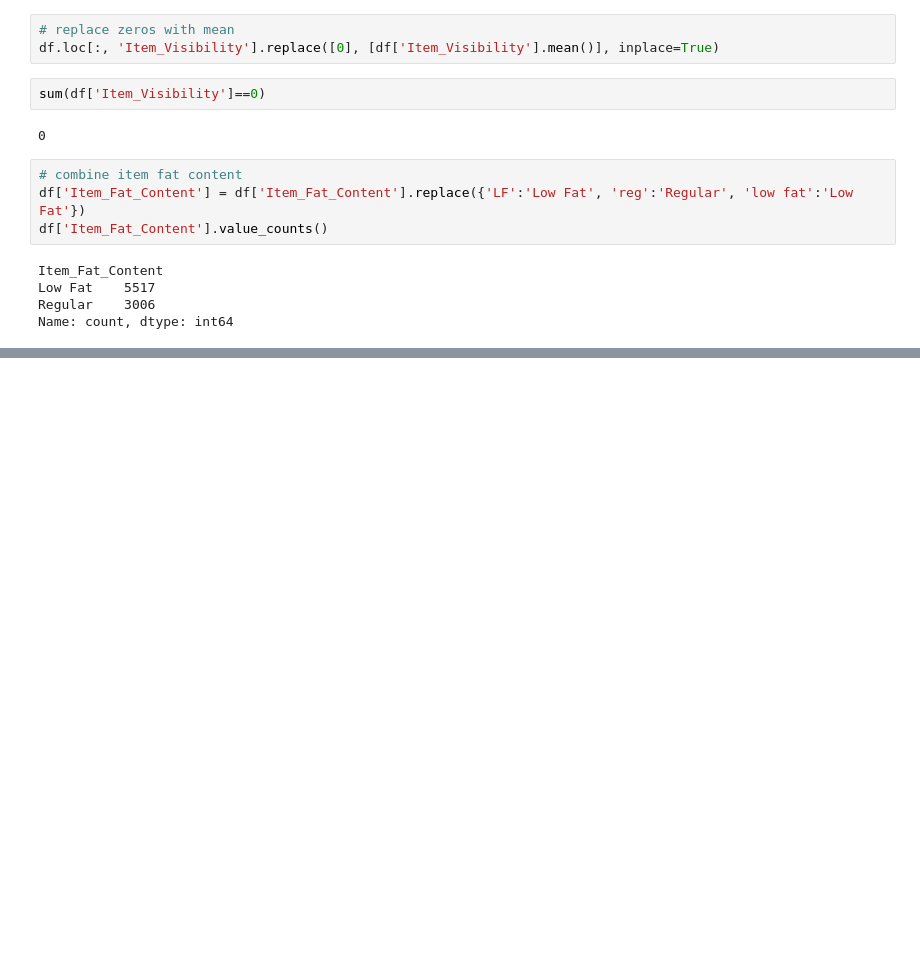
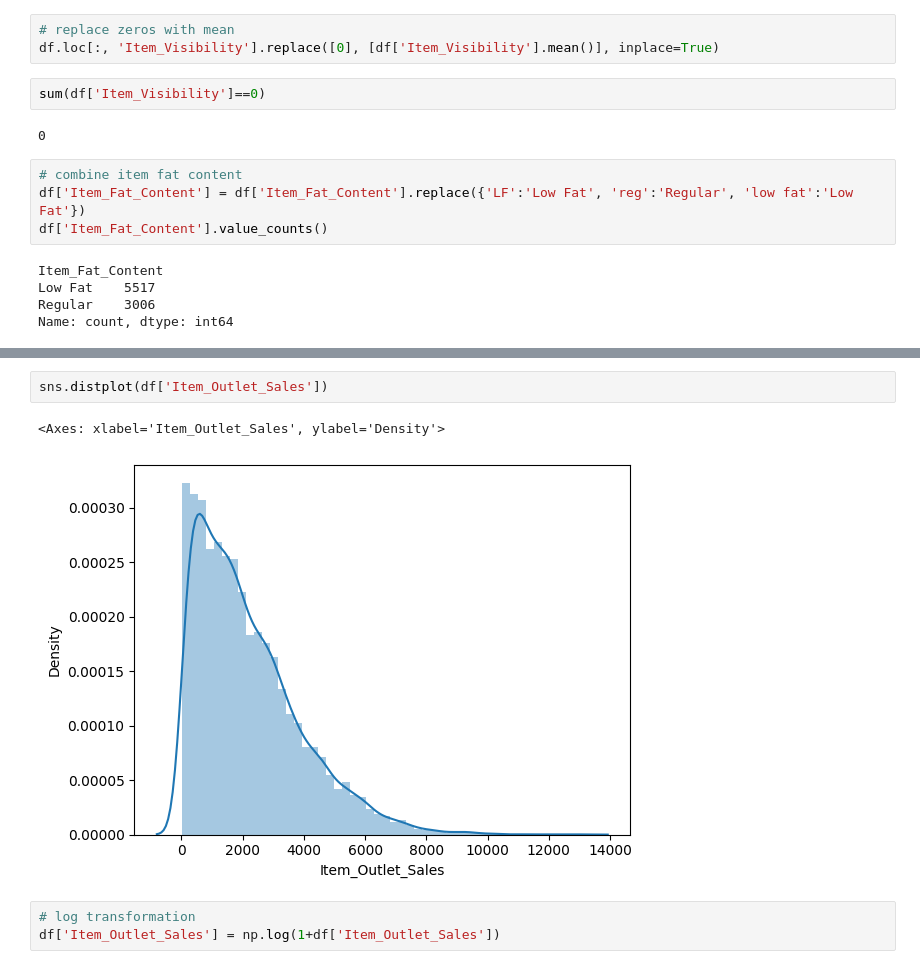
Before and after one commit to vankaaism/Machine-Learning, a Jupyter notebook: Bigmart_Sales_Prediction/codetrain.ipynb, the cells around one changed output, grey strips where cells are left out. Drawn from its saved outputs; the diff is of its cells as text; blank space fills up the shorter version.

```diff
--- a/Bigmart_Sales_Prediction/codetrain.ipynb
+++ b/Bigmart_Sales_Prediction/codetrain.ipynb
@@ -216,0 +295,8 @@ Name: count, dtype: int64
+# %%
+sns.distplot(df['Item_Outlet_Sales'])
+# %% [output]
+<Axes: xlabel='Item_Outlet_Sales', ylabel='Density'>
+[figure, added]
+# %%
+# log transformation
+df['Item_Outlet_Sales'] = np.log(1+df['Item_Outlet_Sales'])
```
Also changed, not shown: parts of 14 cells of this notebook.
